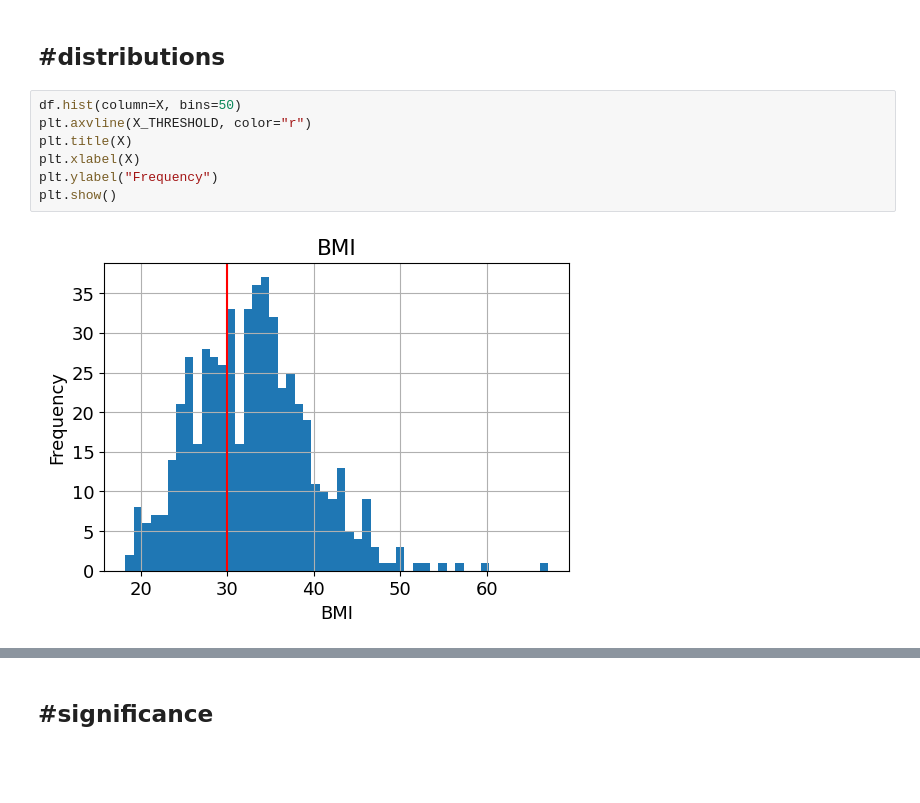
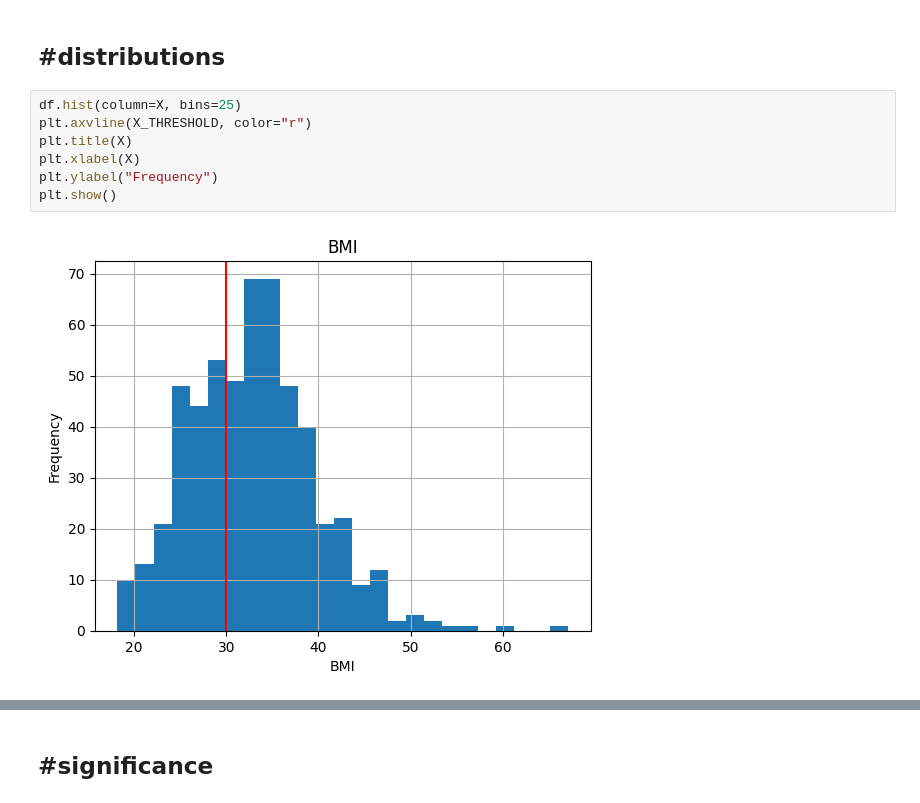
Before and after one commit to 000alen/cs50-statistical-inference, a Jupyter notebook: Alen.ipynb, the cells around one changed output, grey strips where cells are left out. Cells and saved outputs as stored; diff of their text form; blank space fills up the shorter version.

```diff
--- a/Alen.ipynb
+++ b/Alen.ipynb
@@ -71,14 +59,14 @@ treatment.describe()[[X, Y]]
 # %% [markdown]
 ## #distributions
 # %%
-df.hist(column=X, bins=50)
+df.hist(column=X, bins=25)
 plt.axvline(X_THRESHOLD, color="r")
 plt.title(X)
 plt.xlabel(X)
 plt.ylabel("Frequency")
 plt.show()
 # %% [output]
-[figure, old version]
+[figure, new version]
 # %%
 control_range = control[Y].max() - control[Y].min()
 treatment_range = treatment[Y].max() - treatment[Y].min()
```
Also changed, not shown: parts of 13 cells of this notebook.
